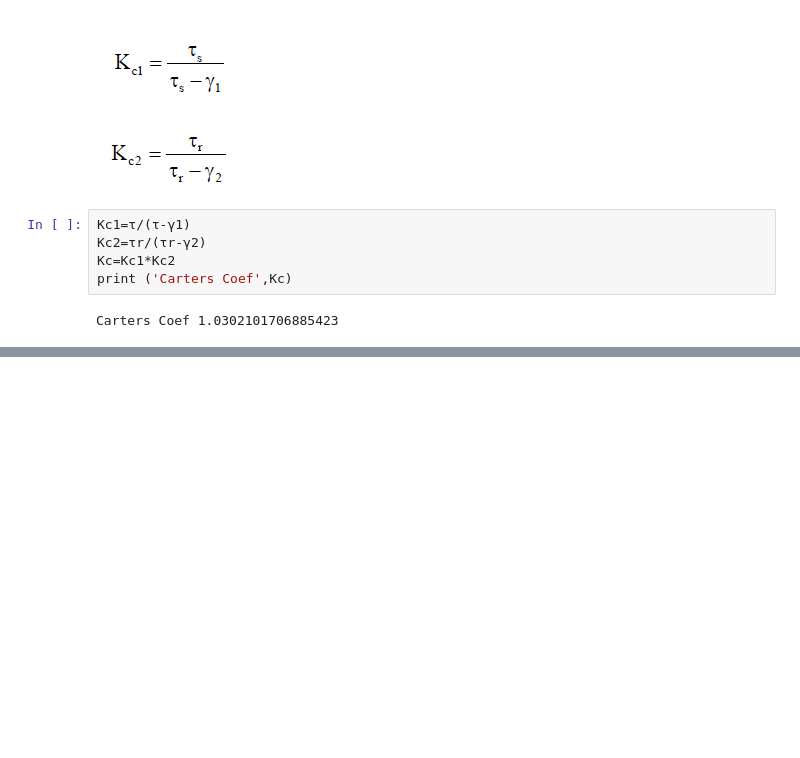
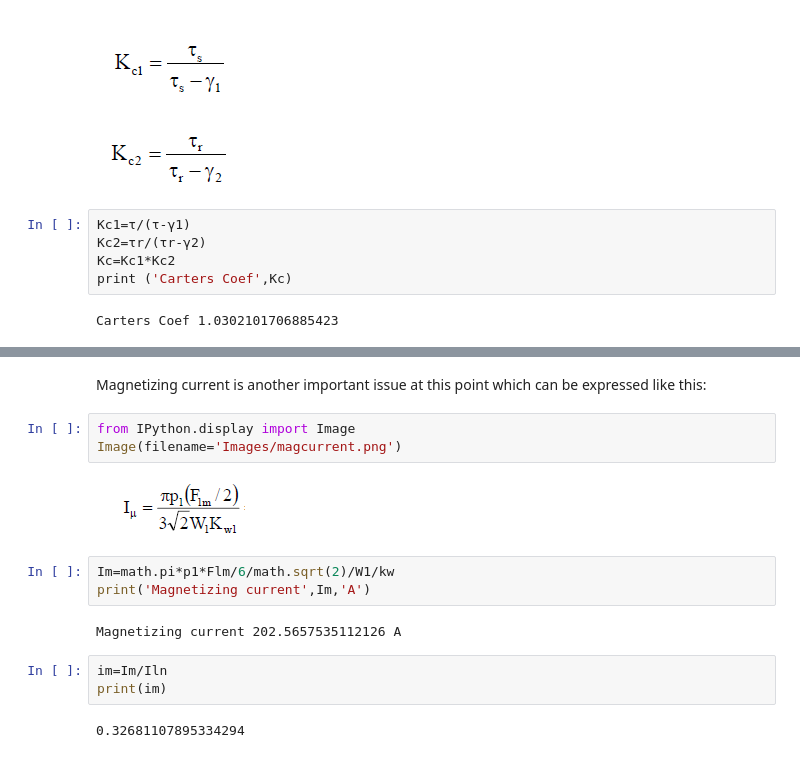
Before and after one commit to odtu/EE564, a Jupyter notebook: TRAIN/Doga/Design of a Train Traction Motor.ipynb, the cells around one changed output, grey strips where cells are left out. Saved outputs shown, nothing was run; the diff lists cells and outputs as text; blank space fills up the shorter version.

```diff
--- a/TRAIN/Doga/Design of a Train Traction Motor.ipynb
+++ b/TRAIN/Doga/Design of a Train Traction Motor.ipynb
@@ -706,0 +744,17 @@ NameError: name 'Fmcs' is not defined
+# %% [markdown]
+Magnetizing current is another important issue at this point which can be expressed like this:
+# %%
+from IPython.display import Image
+Image(filename='Images/magcurrent.png')
+# %% [output]
+[figure, added]
+# %%
+Im=math.pi*p1*Flm/6/math.sqrt(2)/W1/kw
+print('Magnetizing current',Im,'A')
+# %% [output]
+Magnetizing current 202.5657535112126 A
+# %%
+im=Im/Iln
+print(im)
+# %% [output]
+0.32681107895334294
```
Also changed, not shown: parts of 56 cells of this notebook, 9 other files.
